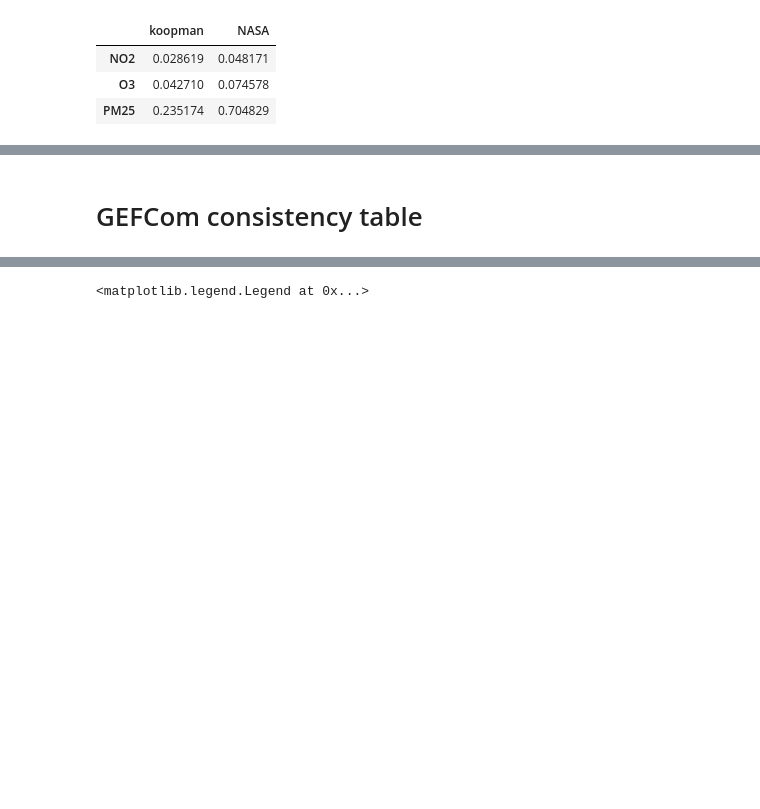
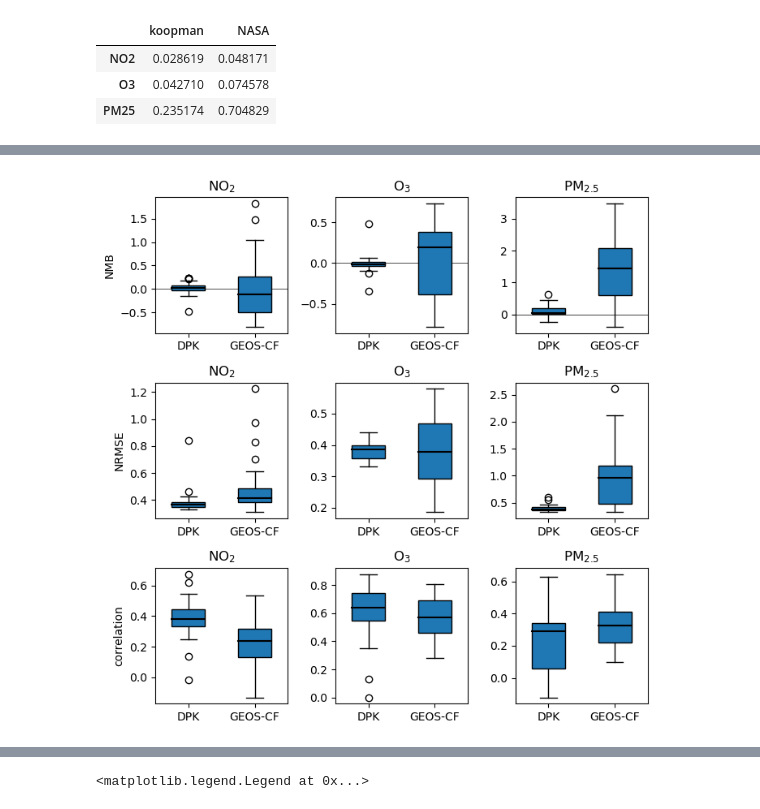
Before and after one commit to AlexTMallen/koopman-forecasting, a Jupyter notebook: figures.ipynb, the cells around one changed output, grey strips where cells are left out. Cells and saved outputs as stored; diff of their text form; code cells hidden in the pictures; blank space fills up the shorter version.

```diff
--- a/figures.ipynb
+++ b/figures.ipynb
@@ -637,7 +355,7 @@ for i, chem in enumerate(nmb.index[::-1]):
     for col in nmb.columns:
         p = np.array(nmb[col][chem])
         nmb[col][chem] = p
-    plt.boxplot(nmb.loc[chem], widths=[0.5, 0.5, 0.5], showfliers=True, patch_artist=True, labels=["DPK", "GEOS-CF", "XGbst"], medianprops={"linewidth":1.5, "color":'k'})
+    plt.boxplot(nmb.loc[chem], widths=[0.5, 0.5], showfliers=True, patch_artist=True, labels=["DPK", "GEOS-CF"], medianprops={"linewidth":1.5, "color":'k'})
     plt.title(chem_names[2 - i])
     plt.axhline(0, color="k", linewidth=0.5)
 plt.ylabel("NMB")
@@ -648,7 +366,7 @@ for i, chem in enumerate(nrmse.index[::-1]):
     for col in nrmse.columns:
         p = np.array(nrmse[col][chem])
         nrmse[col][chem] = p
-    plt.boxplot(nrmse.loc[chem], widths=[0.5, 0.5, 0.5], showfliers=True, patch_artist=True, labels=["DPK", "GEOS-CF", "XGbst"], medianprops={"linewidth":1.5, "color":'k'})
+    plt.boxplot(nrmse.loc[chem], widths=[0.5, 0.5], showfliers=True, patch_artist=True, labels=["DPK", "GEOS-CF"], medianprops={"linewidth":1.5, "color":'k'})
     plt.title(chem_names[2 - i])
 plt.ylabel("NRMSE")
 plt.tight_layout()
@@ -658,7 +376,7 @@ for i, chem in enumerate(correlation.index[::-1]):
     for col in correlation.columns:
         p = np.array(correlation[col][chem])
         correlation[col][chem] = p
-    plt.boxplot(correlation.loc[chem], widths=[0.5, 0.5, 0.5], showfliers=True, patch_artist=True, labels=["DPK", "GEOS-CF", "XGbst"], medianprops={"linewidth":1.5, "color":'k'})
+    plt.boxplot(correlation.loc[chem], widths=[0.5, 0.5], showfliers=True, patch_artist=True, labels=["DPK", "GEOS-CF"], medianprops={"linewidth":1.5, "color":'k'})
     plt.title(chem_names[2 - i])
 plt.ylabel("correlation")
 plt.tight_layout()
@@ -668,2 +384 @@ plt.tight_layout()
+[figure, added]
-# %% [markdown]
-# GEFCom consistency table
```
Also changed, not shown: parts of 36 cells of this notebook, 9 other files.
